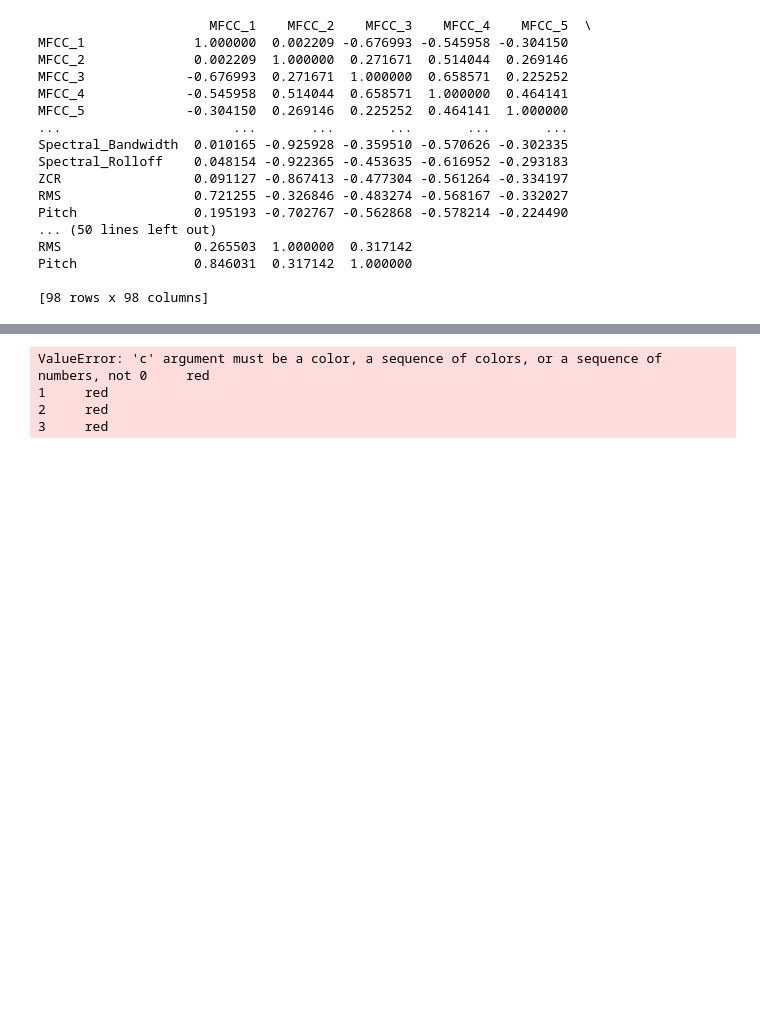
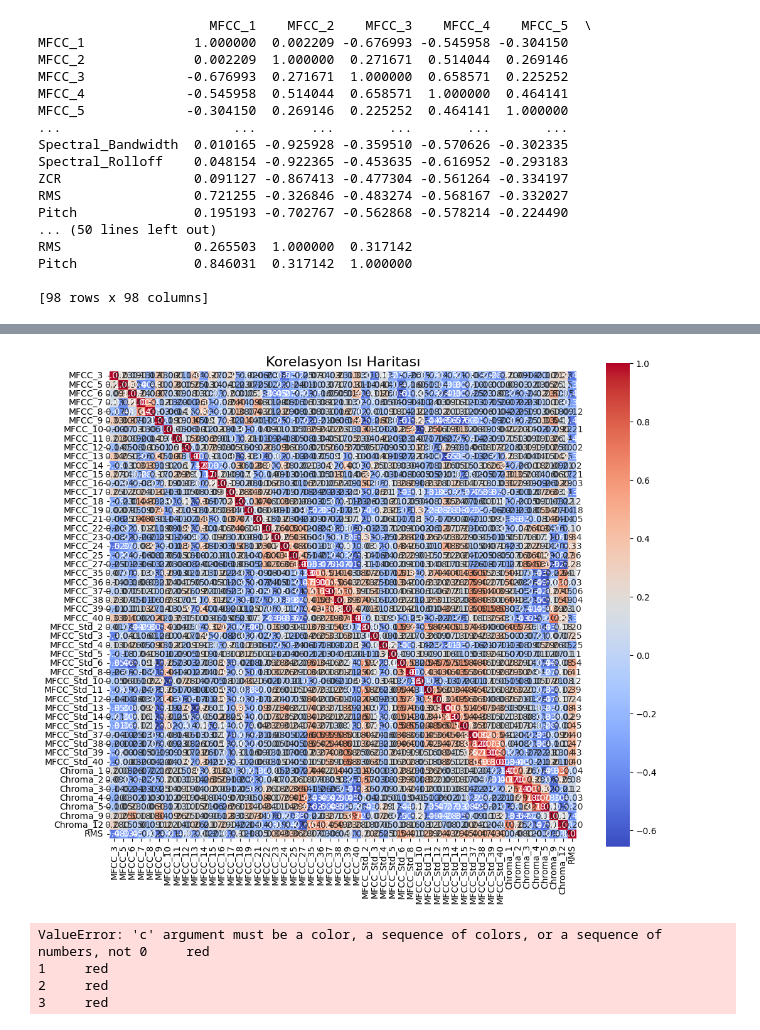
Before and after one commit to iremwacar/VoiceProject, a Jupyter notebook: Model/model.ipynb, the cells around one changed output, grey strips where cells are left out. Saved outputs shown, nothing was run; the diff lists cells and outputs as text; code cells hidden in the pictures; blank space fills up the shorter version.

```diff
--- a/Model/model.ipynb
+++ b/Model/model.ipynb
@@ -115,15 +115,17 @@ Pitch               0.846031  0.317142  1.000000
 
 [98 rows x 98 columns]
 # %%
-# Korelasyonu 0.7'den büyük olan özellikleri tespit edelim
 threshold = 0.7
-upper_triangle = correlation_matrix.where(
-    abs(correlation_matrix) > threshold
+lower_threshold = -0.7  # Negatif eşik değeri
+
+# Hem pozitif hem negatif eşik değerlerini kontrol edelim
+filtered_corr = XSample.corr().where(
+    (XSample.corr() > threshold) | (XSample.corr() < lower_threshold)
 )
 
-# Korelasyon değeri yüksek olan özellik çiftlerini yazdıralım
-for column in upper_triangle.columns:
-    correlated_columns = upper_triangle[column].dropna().index
+# Korelasyonu yüksek olan özellik çiftlerini yazdıralım
+for column in filtered_corr.columns:
+    correlated_columns = filtered_corr[column].dropna().index
     if len(correlated_columns) > 0:
         print(f"Korelasyonu yüksek özellikler: {column} ve {', '.join(correlated_columns)}")
 # %% [output]
@@ -147,3 +195,28 @@ Korelasyonu yüksek özellikler: Pitch ve MFCC_2, Spectral_Centroid, Spectral_Ba
+# %%
+import seaborn as sns
+import matplotlib.pyplot as plt
+
+# Korelasyon matrisini hesapla
+correlation_matrix = XSample.corr()
+
+# Isı haritası için bir grafik boyutu ayarla
+plt.figure(figsize=(12, 10))
+
+# Seaborn heatmap ile korelasyonları görselleştir
+sns.heatmap(
+    correlation_matrix,
+    annot=True,  # Hücrelere sayısal değerleri ekle
+    fmt=".2f",  # Sayı formatı
+    cmap="coolwarm",  # Renk skalası
+    cbar=True,  # Sağ tarafta renk skalası göster
+    square=True  # Hücrelerin kare görünmesini sağlar
+)
+
+# Başlık ve göster
+plt.title("Korelasyon Isı Haritası", fontsize=16)
+plt.show()
+# %% [output]
+[figure, added]
 # %%
 import matplotlib.pyplot as plt
 
```
Also changed, not shown: parts of 3 cells of this notebook.
